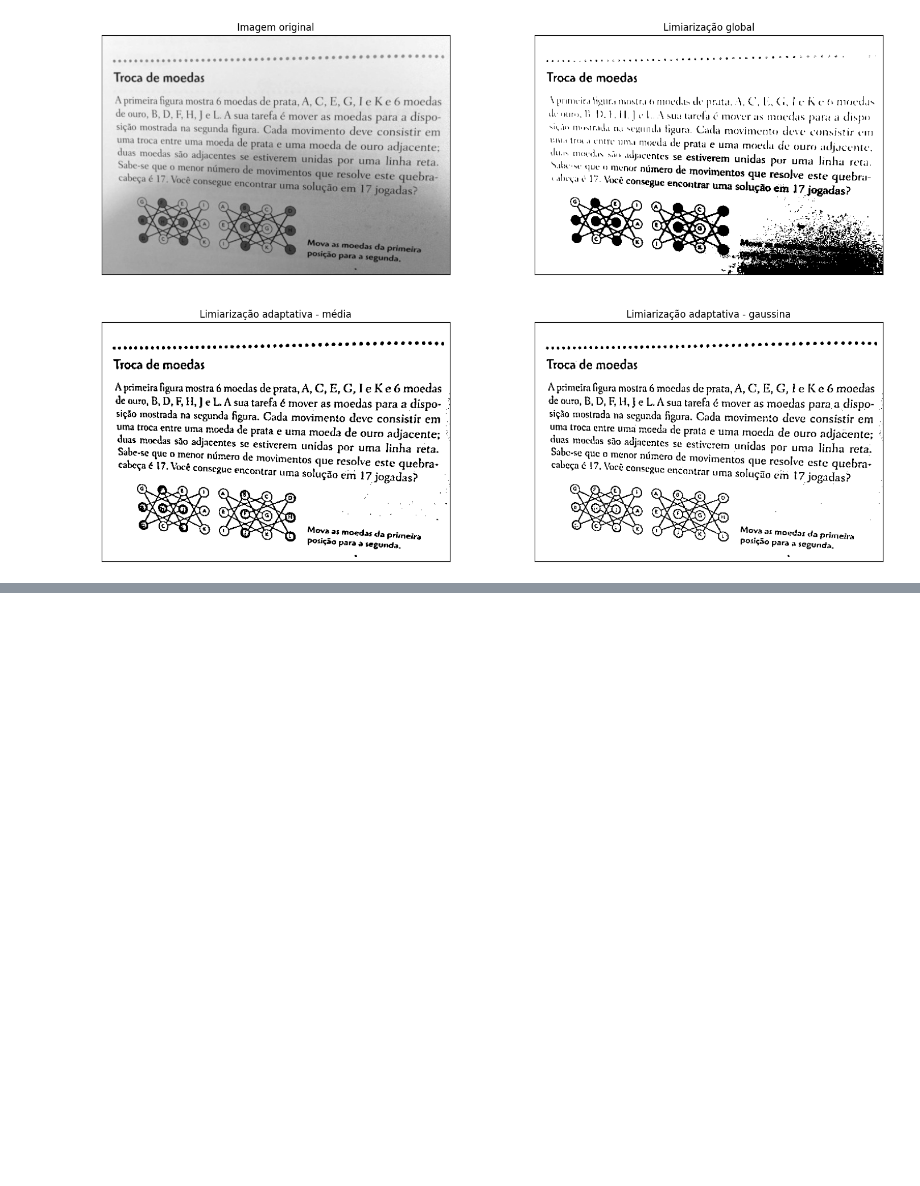
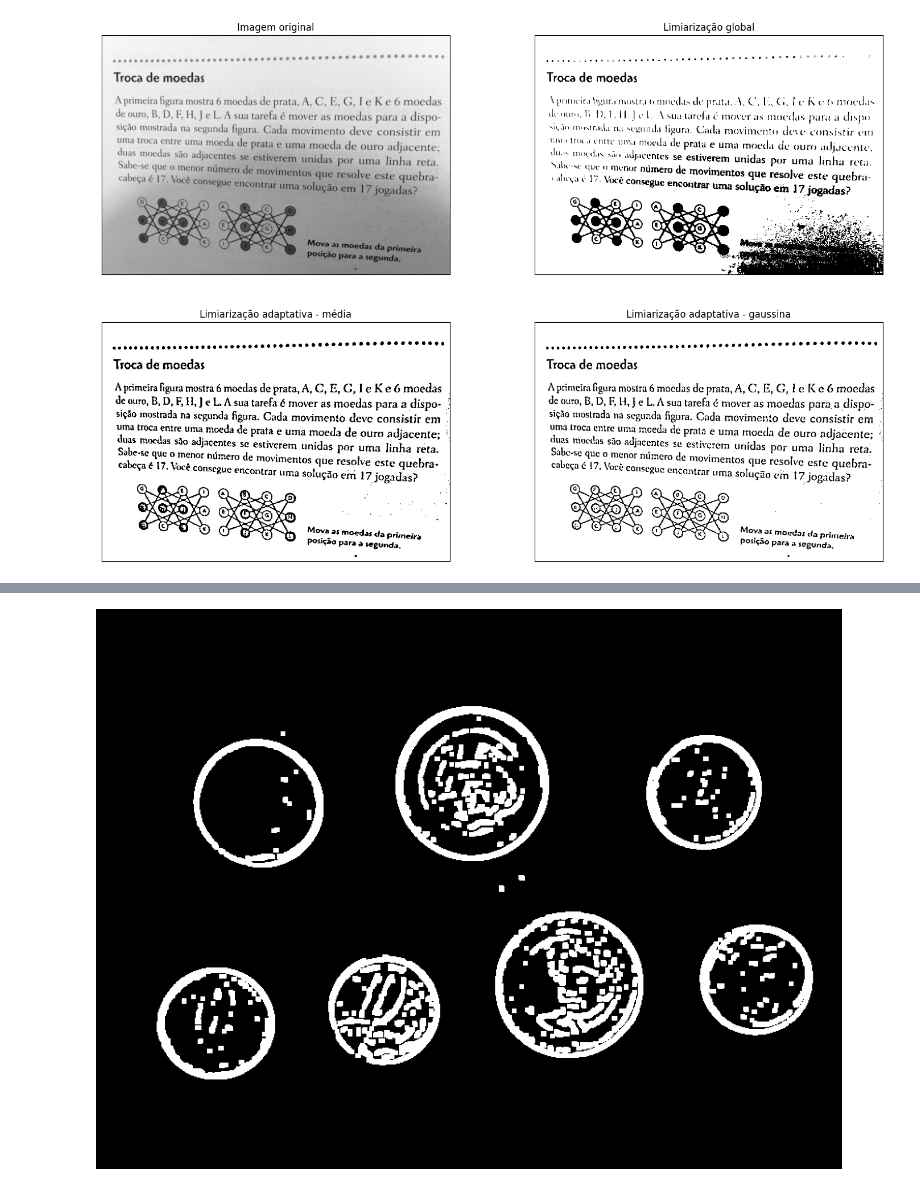
Before and after one commit to KauaHenSilva/python_img_segmentation, a Jupyter notebook: adaptive_thresholding.ipynb, the cells around one changed output, grey strips where cells are left out. Saved outputs shown, nothing was run; the diff lists cells and outputs as text; code cells hidden in the pictures; blank space fills up the shorter version.

```diff
--- a/adaptive_thresholding.ipynb
+++ b/adaptive_thresholding.ipynb
@@ -72,0 +89,7 @@ limiarizacao_adaptativa(img)
+# %%
+kernel = np.ones((3,3), np.uint8)
+erosao = cv2.erode(adapt_gauss, kernel)
+dilatacao = cv2.dilate(erosao, kernel, iterations=2)
+cv2_imshow(dilatacao)
+# %% [output]
+[figure, added]
```
Also changed, not shown: parts of 8 cells of this notebook.
